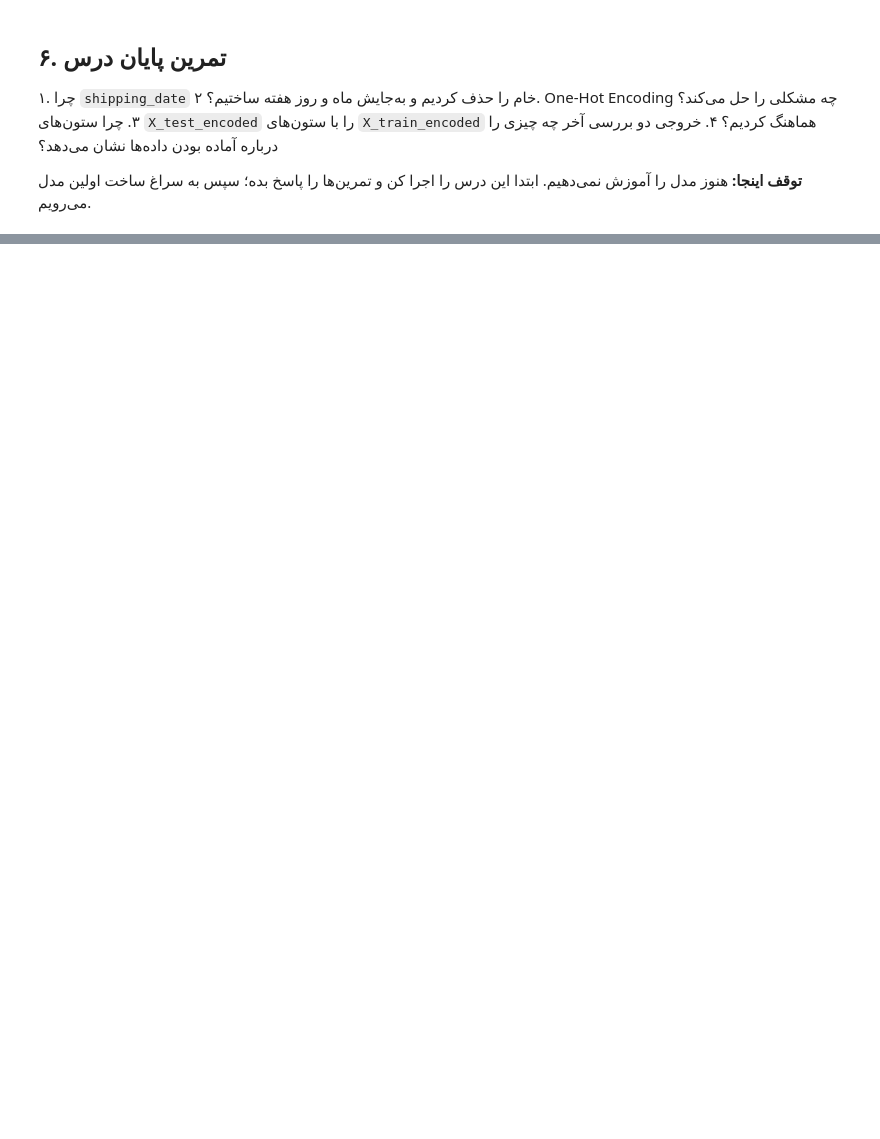
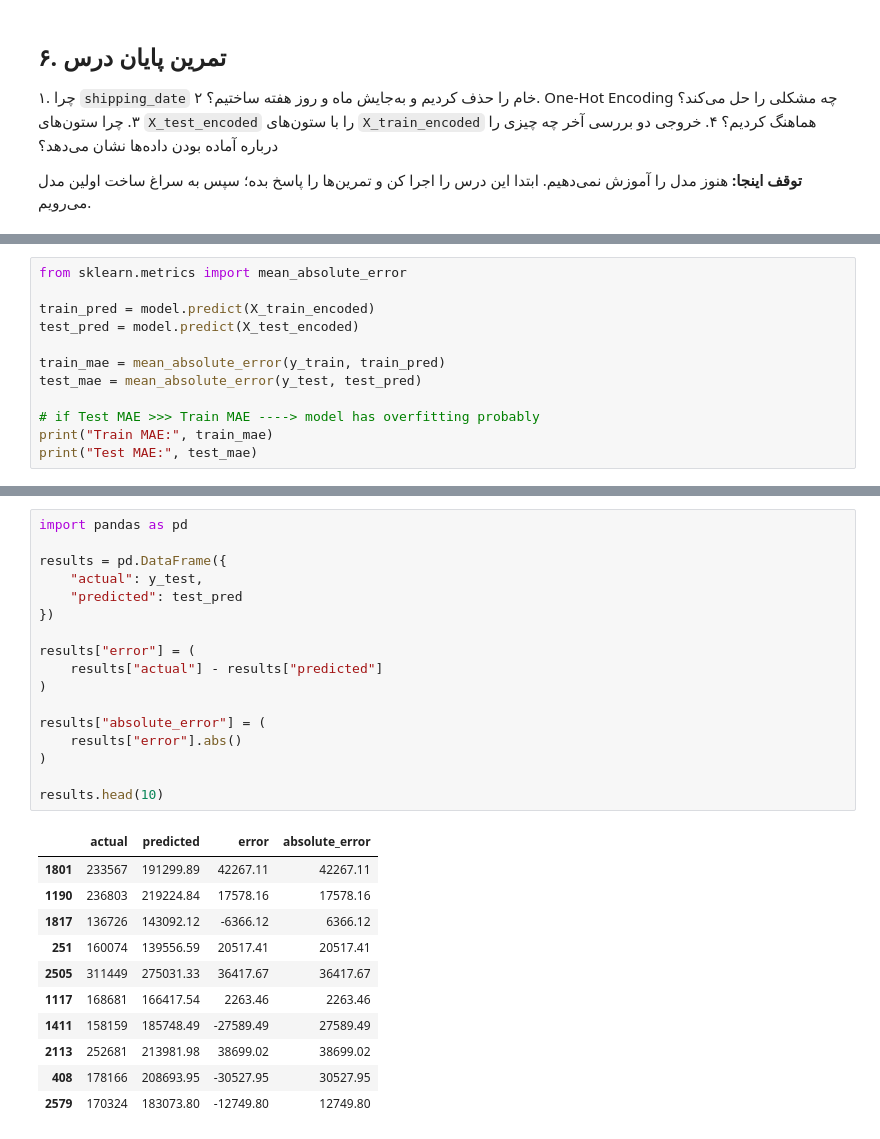
Before and after one commit to mnateghi1/Shipping-Cost-Proposer, a Jupyter notebook: notebooks/03_feature_engineering_lesson.ipynb, the cells around one changed output, grey strips where cells are left out. Saved outputs shown, nothing was run; the diff lists cells and outputs as text; blank space fills up the shorter version.

```diff
--- a/notebooks/03_feature_engineering_lesson.ipynb
+++ b/notebooks/03_feature_engineering_lesson.ipynb
@@ -120,0 +195,12 @@ X_train_encoded.head()
+# %%
+from sklearn.metrics import mean_absolute_error
+
+train_pred = model.predict(X_train_encoded)
+test_pred = model.predict(X_test_encoded)
+
+train_mae = mean_absolute_error(y_train, train_pred)
+test_mae = mean_absolute_error(y_test, test_pred)
+
+# if Test MAE >>> Train MAE ----> model has overfitting probably
+print("Train MAE:", train_mae)
+print("Test MAE:", test_mae)
@@ -120,0 +223,29 @@ X_train_encoded.head()
+# %%
+import pandas as pd
+
+results = pd.DataFrame({
+    "actual": y_test,
+    "predicted": test_pred
+})
+
+results["error"] = (
+    results["actual"] - results["predicted"]
+)
+
+results["absolute_error"] = (
+    results["error"].abs()
+)
+
+results.head(10)
+# %% [output]
+|  | actual | predicted | error | absolute_error |
+| 1801 | 233567 | 191299.89 | 42267.11 | 42267.11 |
+| 1190 | 236803 | 219224.84 | 17578.16 | 17578.16 |
+| 1817 | 136726 | 143092.12 | -6366.12 | 6366.12 |
+| 251 | 160074 | 139556.59 | 20517.41 | 20517.41 |
+| 2505 | 311449 | 275031.33 | 36417.67 | 36417.67 |
+| 1117 | 168681 | 166417.54 | 2263.46 | 2263.46 |
+| 1411 | 158159 | 185748.49 | -27589.49 | 27589.49 |
+| 2113 | 252681 | 213981.98 | 38699.02 | 38699.02 |
+| 408 | 178166 | 208693.95 | -30527.95 | 30527.95 |
+| 2579 | 170324 | 183073.80 | -12749.80 | 12749.80 |
```
Also changed, not shown: parts of 33 cells of this notebook, 4 other files.
